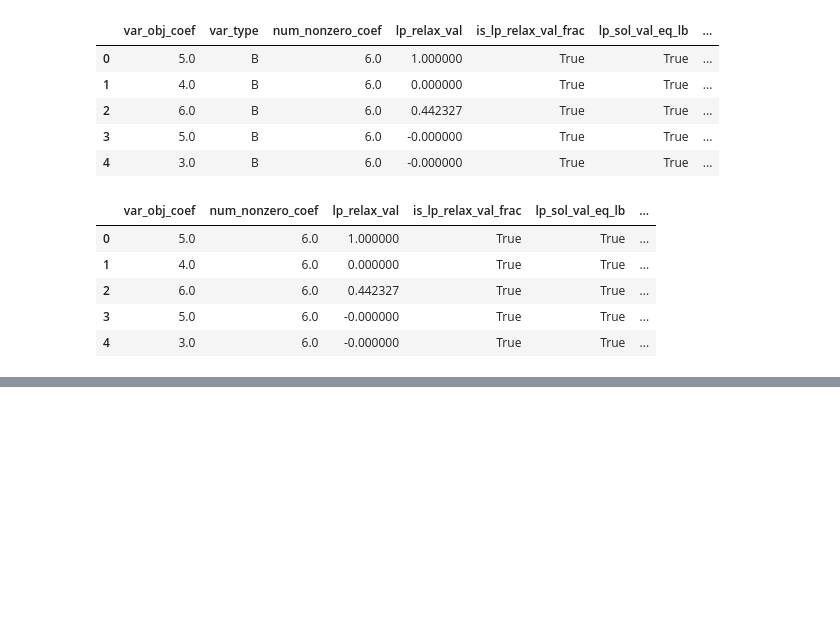
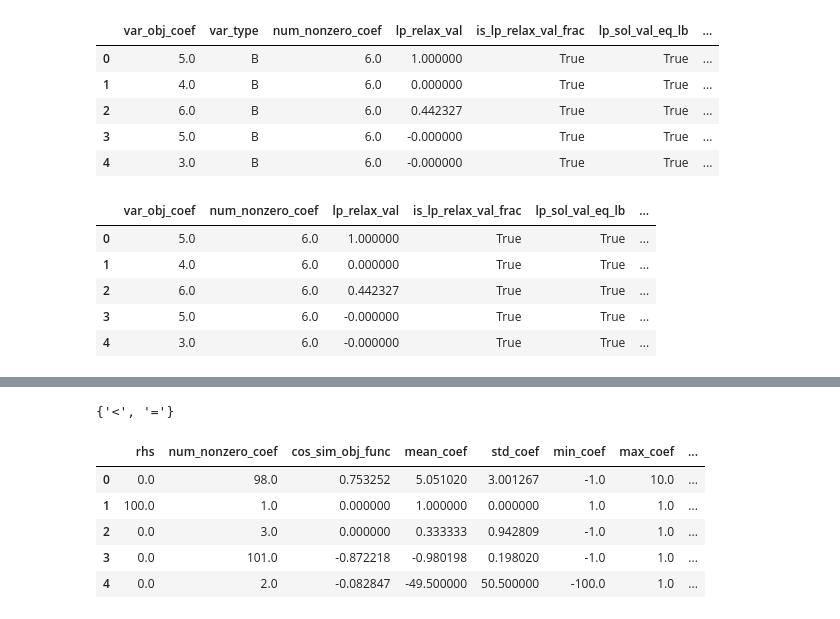
Before and after one commit to jinyi12/Data-driven-Optimization-of-EV-Charging-Coordination, a Jupyter notebook: preprocess_corlat.ipynb, the cells around one changed output, grey strips where cells are left out. Saved outputs shown, nothing was run; the diff lists cells and outputs as text; code cells hidden in the pictures; blank space fills up the shorter version.

Commit message:
Converted constr features to df, and one-hot encode constr type

```diff
--- a/preprocess_corlat.ipynb
+++ b/preprocess_corlat.ipynb
@@ -212,0 +244,17 @@ corlat_dataset[0]["input"]["var_node_features"].head()
+# %%
+# make dataframe for constraint node features
+for i in range(len(corlat_dataset)):
+    corlat_dataset[i]["input"]["constraint_node_features"] = pd.DataFrame(
+        corlat_dataset[i]["input"]["constraint_node_features"]
+    )
+    corlat_dataset[i]["input"]["constraint_node_features"].columns = [
+        "constraint_type",
+        "rhs",
+        "num_nonzero_coef",
+        "cos_sim_obj_func",
+        "mean_coef",
+        "std_coef",
+        "min_coef",
+        "max_coef",
+        "sum_norm_abs_coef",
+    ]
@@ -212,0 +289,37 @@ corlat_dataset[0]["input"]["var_node_features"].head()
+# %%
+# get number of unique constraint types throughout the dataset
+constraint_types = set()
+for i in range(len(corlat_dataset)):
+    constraint_types.update(corlat_dataset[i]["input"]["constraint_node_features"]["constraint_type"].unique())
+
+# print the unique constraint types
+print(constraint_types)
+# %% [output]
+{'<', '='}
+# %%
+# now one hot encode constraint_type column
+for i in range(len(corlat_dataset)):
+    dummies = pd.get_dummies(corlat_dataset[i]["input"]["constraint_node_features"]["constraint_type"], prefix="constraint_type", prefix_sep="_")
+
+    # simple unit test to make sure that the one hot encoding converts the constraint_type column is correct shape
+    assert dummies.shape[1] == 2
+
+    # add the one hot encoded columns to the dataframe
+    corlat_dataset[i]["input"]["constraint_node_features"] = pd.concat(
+        [corlat_dataset[i]["input"]["constraint_node_features"], dummies], axis=1
+    )
+
+    # drop the original constraint_type column
+    corlat_dataset[i]["input"]["constraint_node_features"] = corlat_dataset[i]["input"][
+        "constraint_node_features"
+    ].drop("constraint_type", axis=1)
+# %%
+# get head of constraint node features
+corlat_dataset[0]["input"]["constraint_node_features"].head()
+# %% [output]
+|  | rhs | num_nonzero_coef | cos_sim_obj_func | mean_coef | std_coef | min_coef | max_coef | ... |
+| 0 | 0.0 | 98.0 | 0.753252 | 5.051020 | 3.001267 | -1.0 | 10.0 | ... |
+| 1 | 100.0 | 1.0 | 0.000000 | 1.000000 | 0.000000 | 1.0 | 1.0 | ... |
+| 2 | 0.0 | 3.0 | 0.000000 | 0.333333 | 0.942809 | -1.0 | 1.0 | ... |
+| 3 | 0.0 | 101.0 | -0.872218 | -0.980198 | 0.198020 | -1.0 | 1.0 | ... |
+| 4 | 0.0 | 2.0 | -0.082847 | -49.500000 | 50.500000 | -100.0 | 1.0 | ... |
```
Also changed, not shown: parts of 4 cells of this notebook.
